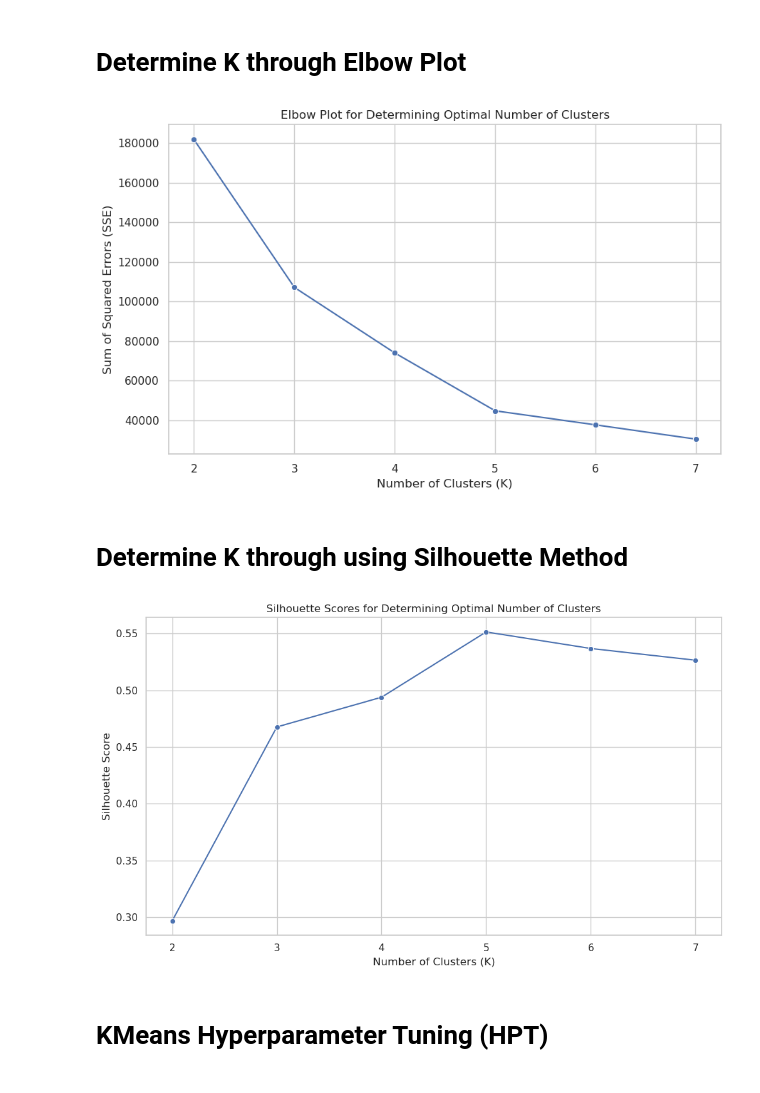
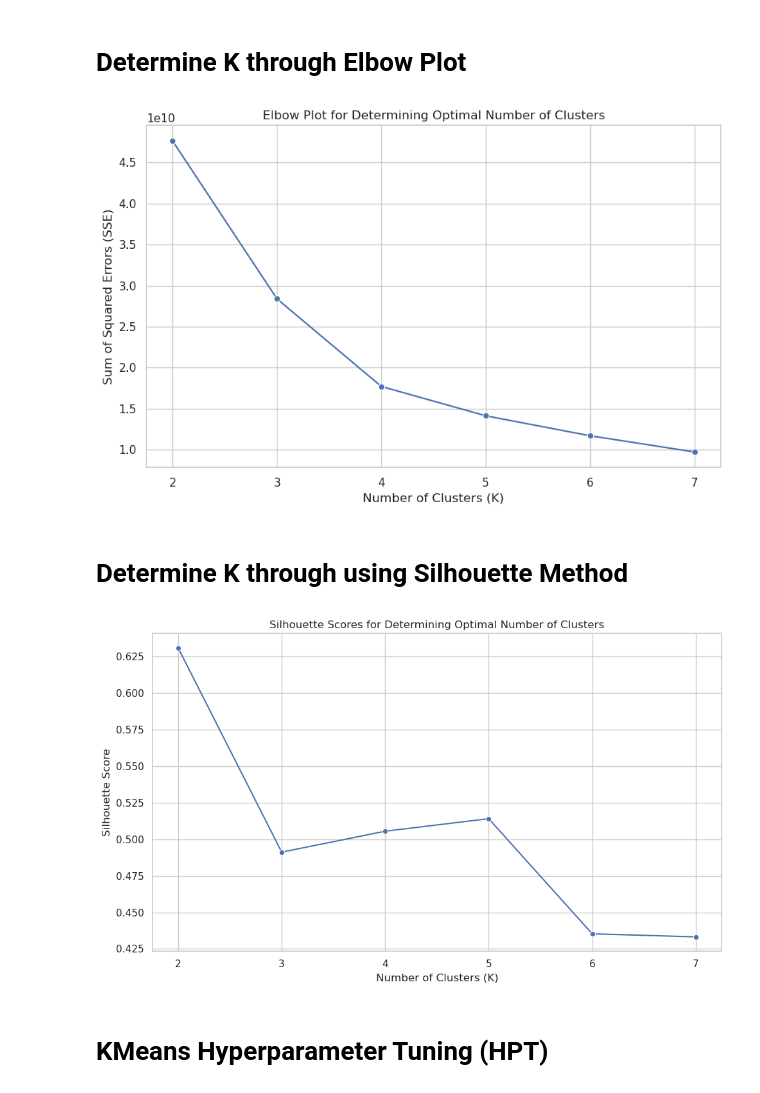
Before and after one commit to KungPaoMeow/COMM-493-KMeans, a Jupyter notebook: KMeans Clustering - ONE-a-HPT.ipynb, the cells around one changed output. Saved outputs shown, nothing was run; the diff lists cells and outputs as text; code cells hidden in the pictures.

Commit message:
model traiing and elbow and silhouette

```diff
--- a/KMeans Clustering - ONE-a-HPT.ipynb
+++ b/KMeans Clustering - ONE-a-HPT.ipynb
@@ -218,12 +218,12 @@ training_jobs = []
 
 # Set the output path in the S3 bucket for the trained models
 # This path will be used to store the output (model artifacts) of each training job.
-output_path = f's3://{sagemaker_session.default_bucket()}/sagemaker/mall/kmeans-one-a/output'
+output_path = f's3://{sagemaker_session.default_bucket()}/sagemaker/credit/kmeans/output'
 
 # Iterate over each k value to train a separate KMeans model for that number of clusters
 for k in k_values:
     # Generate a unique job name for each training job based on the k value
-    job_name = f'kmeans-mall-one-a-k-{k}'
+    job_name = f'kmeans-credit-k-{k}'
 
     # Initialize the KMeans estimator from SageMaker with the specific k value
     # Configuration includes instance type, number of instances, and the specified k value.
@@ -235,12 +235,12 @@ for k in k_values:
         k=k,
         output_path=output_path,
         job_name=job_name,
-        feature_dim=2  # Specify the number of features in the input data
+        feature_dim=4  # Specify the number of features in the input data
     )
 
     # Start the training job for the KMeans model
     # We use 'wait=False' to start each training job asynchronously.
-    kmeans.fit(kmeans.record_set(data_np), wait=False)
+    kmeans.fit(kmeans.record_set(train_np), wait=False)
     training_jobs.append((k, kmeans.latest_training_job.name))
 
 # After initiating all training jobs, we wait for each to complete and collect their model URIs
@@ -290,36 +290,36 @@ for k, model_path in model_paths:
         s3_client.download_file(sagemaker_session.default_bucket(), model_path.replace(f's3://{sagemaker_session.default_bucket()}/', ''), local_path)
 
         # Extract the model artifacts
         with tarfile.open(local_path) as tar:
             tar.extractall(path=f'/tmp/k-{k}')
 
         # Load the KMeans model parameters
         kmeans_model_params = mx.ndarray.load(f'/tmp/k-{k}/model_algo-1')
         centroids = kmeans_model_params[0].asnumpy()
 
         # Calculate distances from each point to each centroid
-        distances = np.sqrt(((data_np - centroids[:, np.newaxis])**2).sum(axis=2))
+        distances = np.sqrt(((train_np - centroids[:, np.newaxis])**2).sum(axis=2))
 
         # Determine the closest centroid for each data point
         closest_centroids = np.argmin(distances, axis=0)
 
         # Calculate SSE for this value of K
-        sse = np.sum((data_np - centroids[closest_centroids])**2)
+        sse = np.sum((train_np - centroids[closest_centroids])**2)
         sse_values.append(sse)
     except Exception as e:
         print(f'Error processing model for K={k}: {e}')
 
 # Create and display the Elbow Plot using seaborn and matplotlib
 sns.set_theme(style="whitegrid")
 plt.figure(figsize=(10, 6))
 sns.lineplot(x=[k for k, _ in model_paths], y=sse_values, marker='o')
 plt.title('Elbow Plot for Determining Optimal Number of Clusters')
 plt.xlabel('Number of Clusters (K)')
 plt.ylabel('Sum of Squared Errors (SSE)')
 plt.xticks([k for k, _ in model_paths])
 plt.show()
 # %% [output]
-[figure, old version]
+[figure, new version]
 # %% [markdown]
 # Determine K through using Silhouette Method
 # %%
@@ -342,13 +342,13 @@ for k, model_path in model_paths:
         centroids = kmeans_model_params[0].asnumpy()
 
         # Calculate distances from each point to each centroid
-        distances = np.sqrt(((data_np - centroids[:, np.newaxis])**2).sum(axis=2))
+        distances = np.sqrt(((train_np - centroids[:, np.newaxis])**2).sum(axis=2))
 
         # Determine the closest centroid for each data point
         closest_centroids = np.argmin(distances, axis=0)
 
         # Calculate the silhouette score for this value of K
-        silhouette_score_value = silhouette_score(data_np, closest_centroids)
+        silhouette_score_value = silhouette_score(train_np, closest_centroids)
         silhouette_scores.append(silhouette_score_value)
     except Exception as e:
         print(f'Error processing model for K={k}: {e}')
@@ -366,7 +366,7 @@ if silhouette_scores:  # Ensure the list is not empty
 else:
     print("No silhouette scores to plot.")
 # %% [output]
-[figure, old version]
+[figure, new version]
 # %% [markdown]
 # KMeans Hyperparameter Tuning (HPT)
 # %%
```
Also changed, not shown: parts of 1 cell of this notebook.
